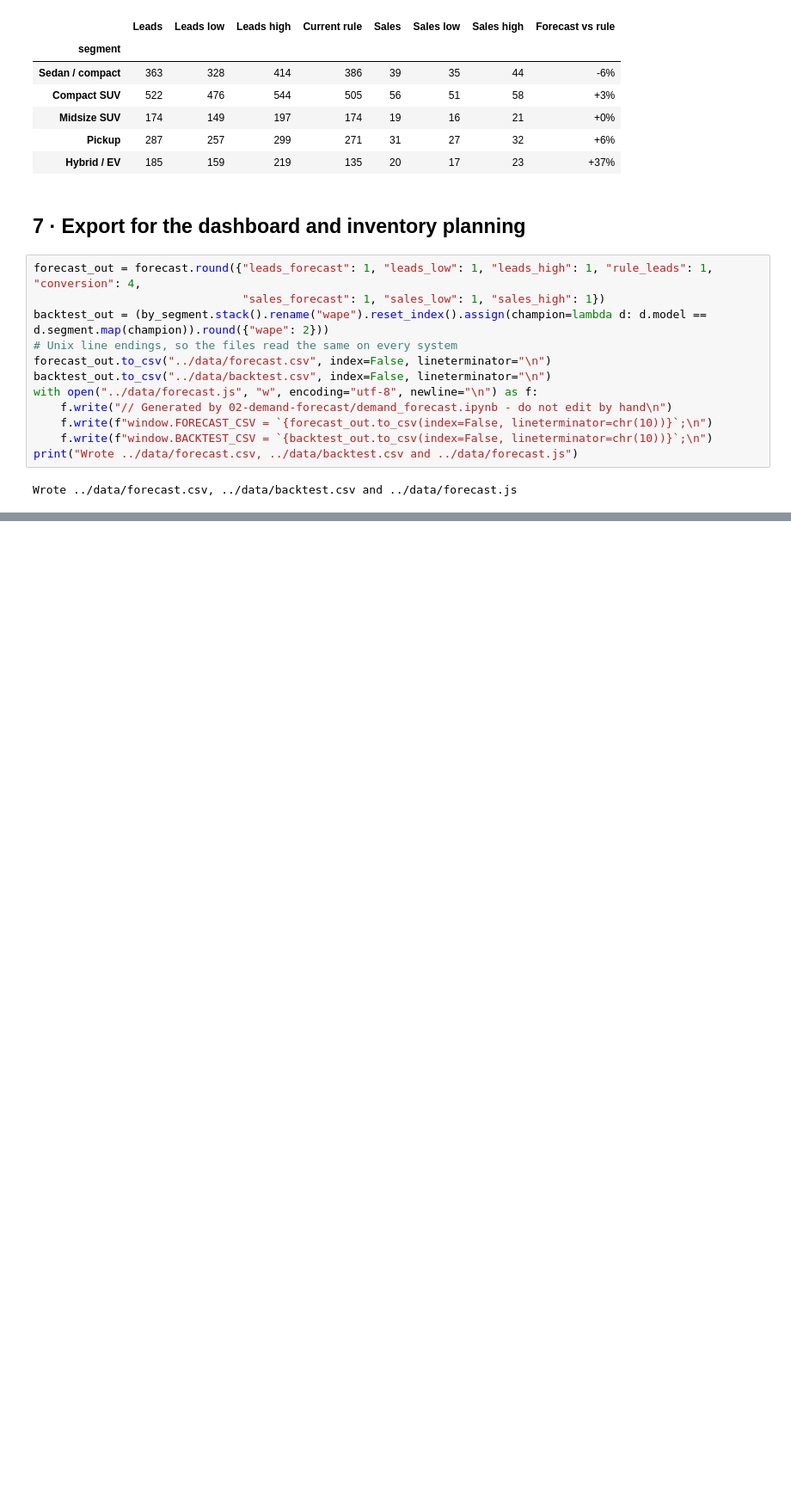
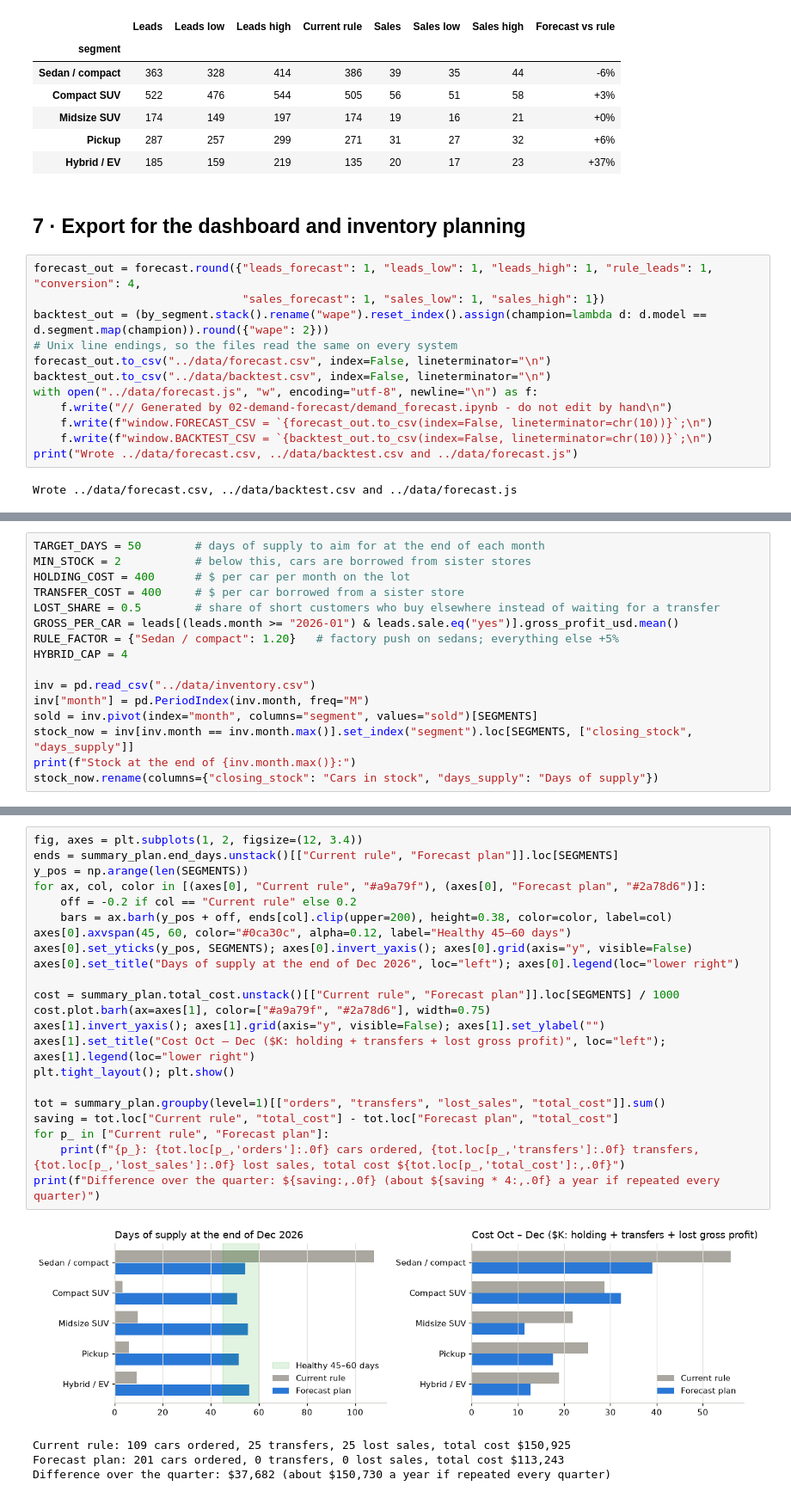
Before and after one commit to diegosilva-design/car-dealership-data-portfolio, a Jupyter notebook: 02-demand-forecast/demand_forecast.ipynb, the cells around one changed output, grey strips where cells are left out. Shown at 86% size. Cells and saved outputs as stored; diff of their text form; blank space fills up the shorter version.

```diff
--- a/02-demand-forecast/demand_forecast.ipynb
+++ b/02-demand-forecast/demand_forecast.ipynb
@@ -277,0 +295,16 @@ Wrote ../data/forecast.csv, ../data/backtest.csv and ../data/forecast.js
+# %%
+TARGET_DAYS = 50        # days of supply to aim for at the end of each month
+MIN_STOCK = 2           # below this, cars are borrowed from sister stores
+HOLDING_COST = 400      # $ per car per month on the lot
+TRANSFER_COST = 400     # $ per car borrowed from a sister store
+LOST_SHARE = 0.5        # share of short customers who buy elsewhere instead of waiting for a transfer
+GROSS_PER_CAR = leads[(leads.month >= "2026-01") & leads.sale.eq("yes")].gross_profit_usd.mean()
+RULE_FACTOR = {"Sedan / compact": 1.20}   # factory push on sedans; everything else +5%
+HYBRID_CAP = 4
+
+inv = pd.read_csv("../data/inventory.csv")
+inv["month"] = pd.PeriodIndex(inv.month, freq="M")
+sold = inv.pivot(index="month", columns="segment", values="sold")[SEGMENTS]
+stock_now = inv[inv.month == inv.month.max()].set_index("segment").loc[SEGMENTS, ["closing_stock", "days_supply"]]
+print(f"Stock at the end of {inv.month.max()}:")
+stock_now.rename(columns={"closing_stock": "Cars in stock", "days_supply": "Days of supply"})
@@ -277,0 +383,27 @@ Wrote ../data/forecast.csv, ../data/backtest.csv and ../data/forecast.js
+# %%
+fig, axes = plt.subplots(1, 2, figsize=(12, 3.4))
+ends = summary_plan.end_days.unstack()[["Current rule", "Forecast plan"]].loc[SEGMENTS]
+y_pos = np.arange(len(SEGMENTS))
+for ax, col, color in [(axes[0], "Current rule", "#a9a79f"), (axes[0], "Forecast plan", "#2a78d6")]:
+    off = -0.2 if col == "Current rule" else 0.2
+    bars = ax.barh(y_pos + off, ends[col].clip(upper=200), height=0.38, color=color, label=col)
+axes[0].axvspan(45, 60, color="#0ca30c", alpha=0.12, label="Healthy 45–60 days")
+axes[0].set_yticks(y_pos, SEGMENTS); axes[0].invert_yaxis(); axes[0].grid(axis="y", visible=False)
+axes[0].set_title("Days of supply at the end of Dec 2026", loc="left"); axes[0].legend(loc="lower right")
+
+cost = summary_plan.total_cost.unstack()[["Current rule", "Forecast plan"]].loc[SEGMENTS] / 1000
+cost.plot.barh(ax=axes[1], color=["#a9a79f", "#2a78d6"], width=0.75)
+axes[1].invert_yaxis(); axes[1].grid(axis="y", visible=False); axes[1].set_ylabel("")
+axes[1].set_title("Cost Oct – Dec ($K: holding + transfers + lost gross profit)", loc="left"); axes[1].legend(loc="lower right")
+plt.tight_layout(); plt.show()
+
+tot = summary_plan.groupby(level=1)[["orders", "transfers", "lost_sales", "total_cost"]].sum()
+saving = tot.loc["Current rule", "total_cost"] - tot.loc["Forecast plan", "total_cost"]
+for p_ in ["Current rule", "Forecast plan"]:
+    print(f"{p_}: {tot.loc[p_,'orders']:.0f} cars ordered, {tot.loc[p_,'transfers']:.0f} transfers, {tot.loc[p_,'lost_sales']:.0f} lost sales, total cost ${tot.loc[p_,'total_cost']:,.0f}")
+print(f"Difference over the quarter: ${saving:,.0f} (about ${saving * 4:,.0f} a year if repeated every quarter)")
+# %% [output]
+[figure, added]
+Current rule: 109 cars ordered, 25 transfers, 25 lost sales, total cost $150,925
+Forecast plan: 201 cars ordered, 0 transfers, 0 lost sales, total cost $113,243
+Difference over the quarter: $37,682 (about $150,730 a year if repeated every quarter)
```
Also changed, not shown: parts of 6 cells of this notebook, 9 other files.
